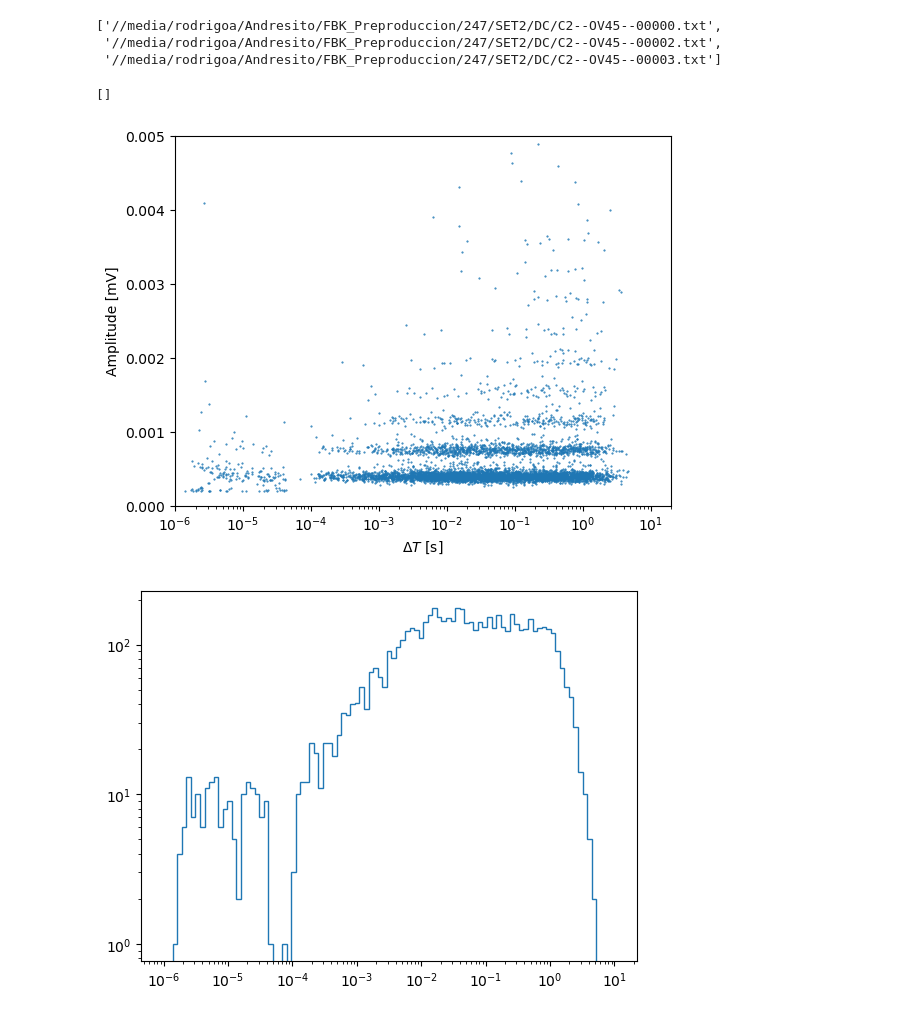
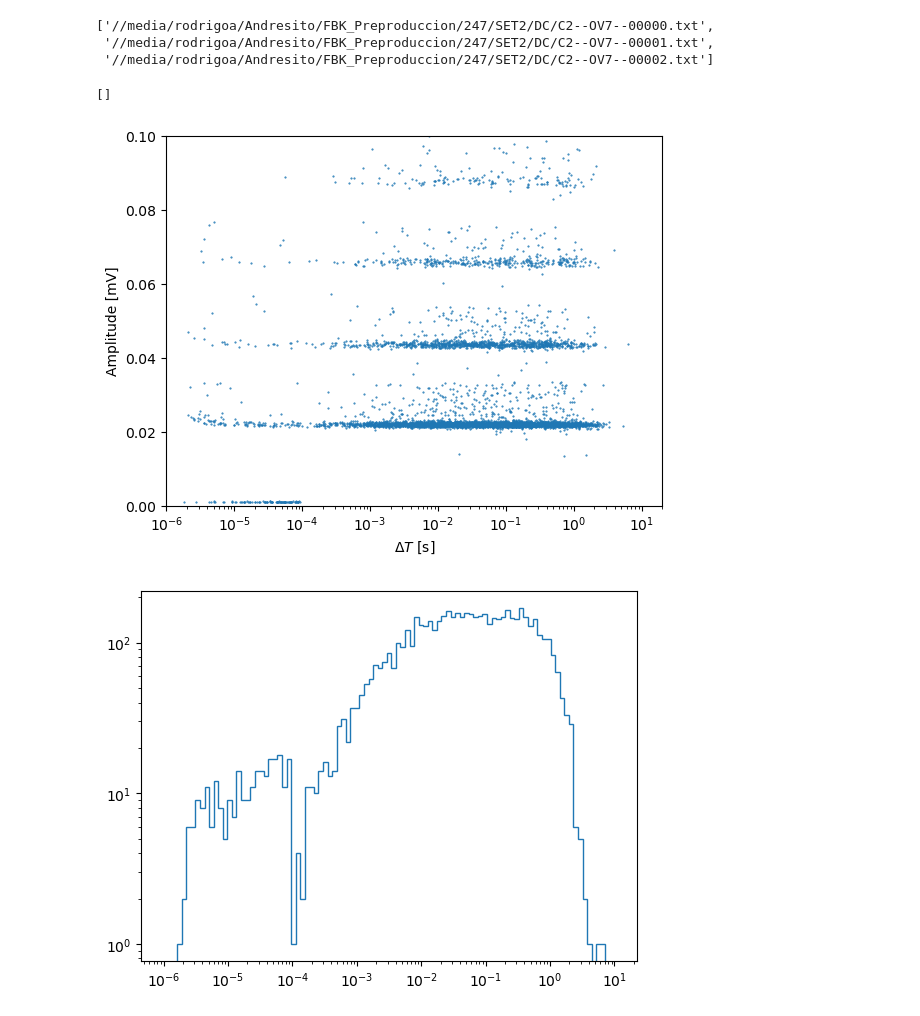
Before and after one commit to rodralva/DARK_CURRENT_FBK, a Jupyter notebook: test_DC.ipynb, the cells around one changed output. Saved outputs shown, nothing was run; the diff lists cells and outputs as text; code cells hidden in the pictures.

```diff
--- a/test_DC.ipynb
+++ b/test_DC.ipynb
@@ -2,20 +2,17 @@
 import numpy as np
 import matplotlib.pyplot as plt
 import awkward as ak
-# %%
-import glob
-DEBUG =False
-
-# file_list = glob.glob('data/FBK_Preproduccion/337/SET1/DC/C2--OV7--00**')
-# file_list = glob.glob('/media/rodrigoa/Andresito/FBK_Preproduccion/337/SET1/DC/C2--OV7--00**')
-# file_list = glob.glob('/media/rodrigoa/Andresito/FBK_Preproduccion/225/SET1/DC/C2--OV7--**')
-file_list = glob.glob('/media/rodrigoa/Andresito/FBK_Preproduccion/Mal amplificados/337/SET1/DC/C3--OV45--00**')
-file_list = glob.glob('//media/rodrigoa/Andresito/FBK_Preproduccion/247/SET2/DC/C2--OV45--**')
-file_list[:3]
-# %% [output]
-['//media/rodrigoa/Andresito/FBK_Preproduccion/247/SET2/DC/C2--OV45--00000.txt',
- '//media/rodrigoa/Andresito/FBK_Preproduccion/247/SET2/DC/C2--OV45--00002.txt',
- '//media/rodrigoa/Andresito/FBK_Preproduccion/247/SET2/DC/C2--OV45--00003.txt']
+# %%
+import glob
+DEBUG =False
+
+file_list = glob.glob('//media/rodrigoa/Andresito/FBK_Preproduccion/247/SET2/DC/C2--OV7--**')
+
+file_list[:3]
+# %% [output]
+['//media/rodrigoa/Andresito/FBK_Preproduccion/247/SET2/DC/C2--OV7--00000.txt',
+ '//media/rodrigoa/Andresito/FBK_Preproduccion/247/SET2/DC/C2--OV7--00001.txt',
+ '//media/rodrigoa/Andresito/FBK_Preproduccion/247/SET2/DC/C2--OV7--00002.txt']
 # %%
 #try reading the first file
 
@@ -57,7 +54,7 @@ def DC_read_file(file_path,polarity=1):
 import scipy.signal as signal
 from scipy.ndimage import gaussian_filter1d
 
-def smooth_and_find_peaks(ADCs,period, threshold=0.0002, PED_RANGE=50):
+def smooth_and_find_peaks(ADCs,period, threshold=0.001, PED_RANGE=50):
     # FILTERING
     smoothed_ADCs = gaussian_filter1d(ADCs, sigma=4, mode='reflect', axis=1)
 
@@ -126,19 +123,19 @@ PEAK_VALUES = np.array(ak.flatten(ak.Array(PEAK_VALUES)))
 # %%
 
 plt.plot(DELTA_TIMES,PEAK_VALUES,'.',markersize=1)
 plt.semilogx()
 plt.xlim(1e-6,20)
-plt.ylim(0,0.0050)
+plt.ylim(0,0.1)
 
 plt.ylabel('Amplitude [mV]')
 plt.xlabel('$\Delta T$ [s]')
 
 plt.figure()
 bins=np.logspace(-6,1,100)
 
 plt.hist(DELTA_TIMES,bins=bins,histtype='step',log=True);
 plt.semilogx()
 # %% [output]
 []
-[figure, old version]
+[figure, new version]
-[figure, old version]
+[figure, new version]
```
Also changed, not shown: parts of 1 cell of this notebook.
